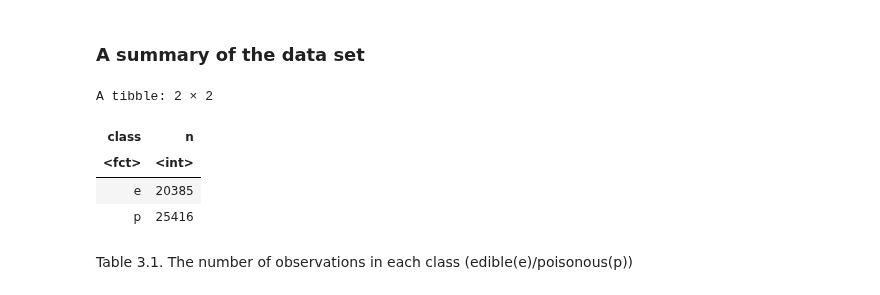
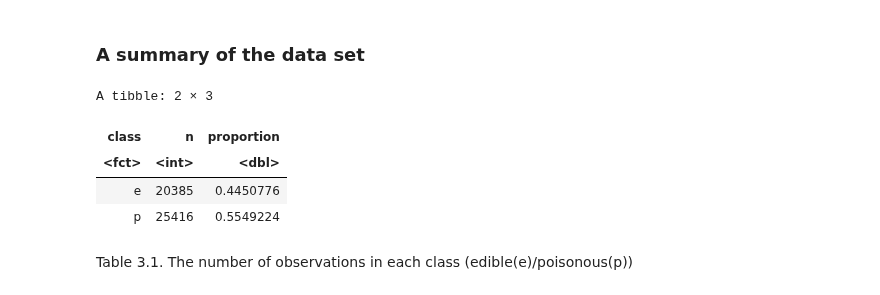
Before and after one commit to ciciliujx/DSCI100-Project, a Jupyter notebook: project.ipynb, the cells around one changed output. Drawn from its saved outputs; the diff is of its cells as text; code cells hidden in the pictures.

```diff
--- a/project.ipynb
+++ b/project.ipynb
@@ -88,15 +88,16 @@ Table 2. The first 6 rows of a cleaned and wrangled "Secondary Mushroom Data" wi
 # %%
 #This table reports the number of observations in each class
 summarize_mushroom <- mushroom_training |>
     group_by(class) |>
-    summarize(n = n())
+    summarize(n = n(),
+             proportion = n/nrow(mushroom_training))
 summarize_mushroom
 # %% [output]
-A tibble: 2 × 2
+A tibble: 2 × 3
-| class | n |
-| <fct> | <int> |
-| e | 20385 |
-| p | 25416 |
+| class | n | proportion |
+| <fct> | <int> | <dbl> |
+| e | 20385 | 0.4450776 |
+| p | 25416 | 0.5549224 |
 # %% [markdown]
 Table 3.1. The number of observations in each class (edible(e)/poisonous(p))
 # %%
```
Also changed, not shown: parts of 1 cell of this notebook.
